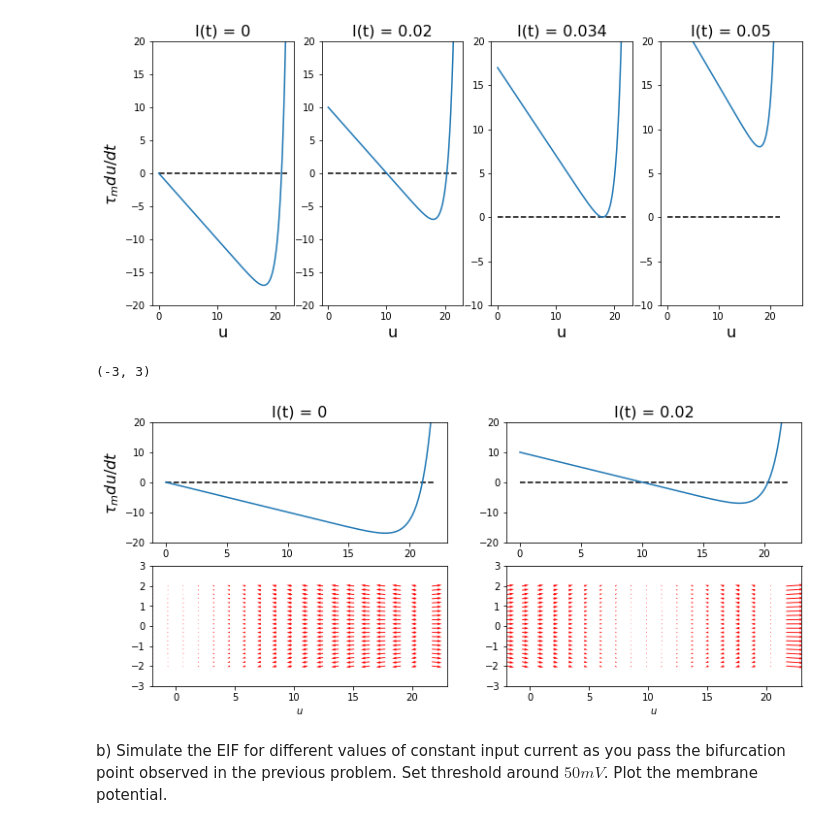
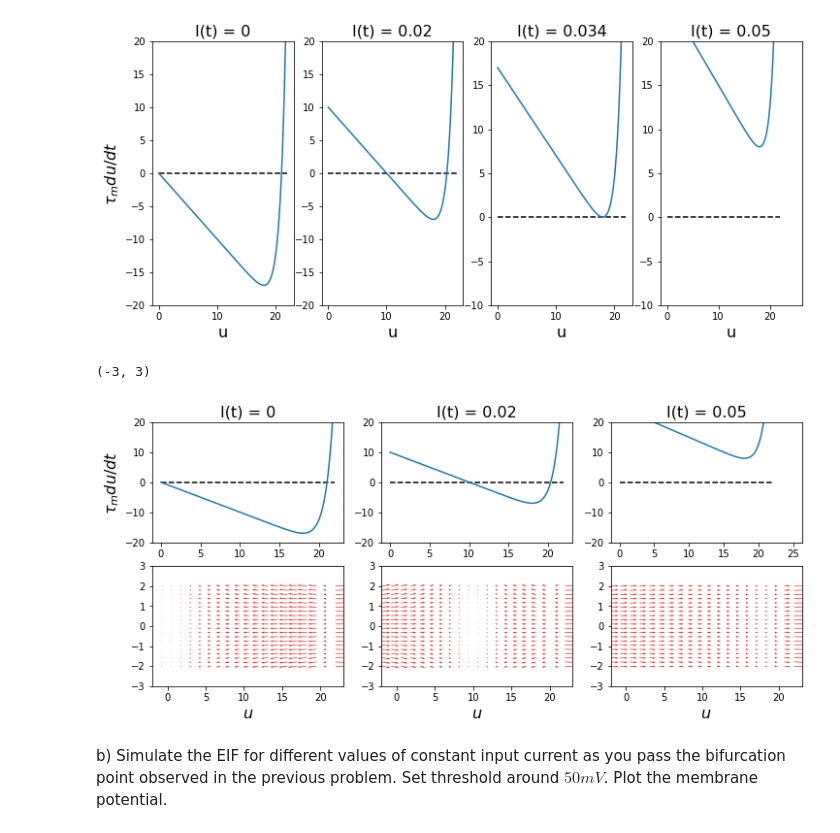
Before and after one commit to mes2602/math6397, a Jupyter notebook: challenge6_group2.ipynb, the cells around one changed output. Drawn from its saved outputs; the diff is of its cells as text; code cells hidden in the pictures.

```diff
--- a/challenge6_group2.ipynb
+++ b/challenge6_group2.ipynb
@@ -77,7 +77,7 @@ def getStuff(Ie):
         y1, y2 = Y
         return [-y1+dt*np.exp((y1-v_rh)/dt)+R*I, y2]
 
-    farLim = 23.0
+    farLim = 22.0
     y1 = np.linspace(-2.0, farLim, 20)
     y2 = np.linspace(-2.0, 2.0, 20)
 
@@ -101,44 +101,61 @@ def getStuff(Ie):
 
 #plt.figure()
 plt.figure(figsize=(12, 5))
-plt.subplot(2, 2, 1)
+plt.subplot(2, 3, 1)
 plt.plot(u1, du1);
 plt.ylim(-20,20)
 plt.hlines(0,0,22,linestyles='dashed');
 plt.ylabel('$τ_mdu/dt$', fontsize=16);
 #plt.xlabel('u', fontsize=16);
 plt.title('I(t) = 0', fontsize=16)
 
-plt.subplot(2,2,3)
+plt.subplot(2,3,4)
 Y1,Y2,u,v = getStuff(0)
 plt.quiver(Y1, Y2, u, v, color='r')
 
 plt.xlabel('$u$',fontsize = 16)
 #plt.ylabel('$y_2$')
 plt.xlim([-2, farLim])
 plt.ylim([-3, 3])
 #plt.title("I = 0")
 
-plt.subplot(2, 2, 2)
+plt.subplot(2, 3, 2)
 plt.plot(u1, du4);
 plt.ylim(-20,20)
 plt.hlines(0,0,22,linestyles='dashed');
 #plt.ylabel('$τ_mdu/dt$', fontsize=16);
 plt.xlabel('u', fontsize=16);
 plt.title('I(t) = 0.02', fontsize=16)
 
-plt.subplot(2,2,4)
+plt.subplot(2,3,5)
 Y1,Y2,u,v = getStuff(0.02)
 plt.quiver(Y1, Y2, u, v, color='r')
 
 plt.xlabel('$u$',fontsize = 16)
 #plt.ylabel('$y_2$')
 plt.xlim([-2, farLim])
 plt.ylim([-3, 3])
 #plt.title("I = 0.02")
+
+plt.subplot(2, 3, 3)
+plt.plot(u2, du3);
+plt.ylim(-20,20)
+plt.hlines(0,0,22,linestyles='dashed');
+#plt.ylabel('$τ_mdu/dt$', fontsize=16);
+plt.xlabel('u', fontsize=16);
+plt.title('I(t) = 0.05', fontsize=16)
+
+plt.subplot(2,3,6)
+Y1,Y2,u,v = getStuff(0.05)
+plt.quiver(Y1, Y2, u, v, color='r')
+
+plt.xlabel('$u$',fontsize = 16)
+#plt.ylabel('$y_2$')
+plt.xlim([-2, farLim])
+plt.ylim([-3, 3])
 # %% [output]
 (-3, 3)
-[figure, old version]
+[figure, new version]
 # %% [markdown]
 b) Simulate the EIF for different values of constant input current as you pass the bifurcation point observed in the previous problem.
 Set threshold around $50mV$. Plot the membrane potential.
```
Also changed, not shown: parts of 2 cells of this notebook.
